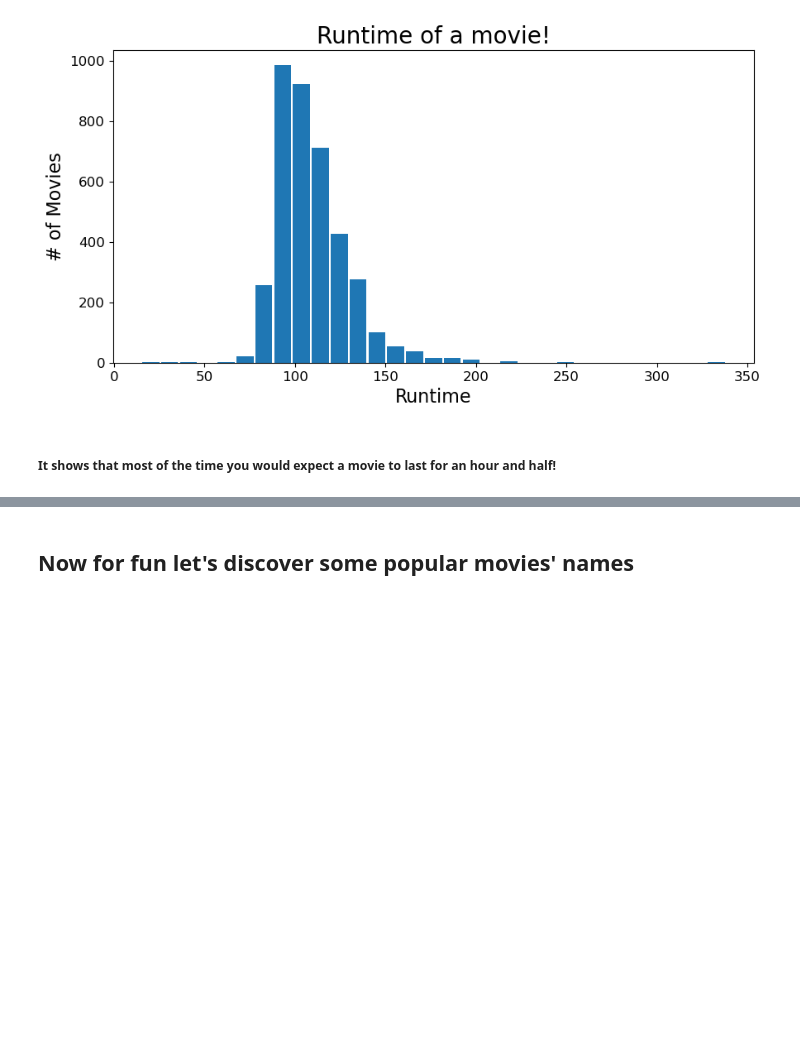
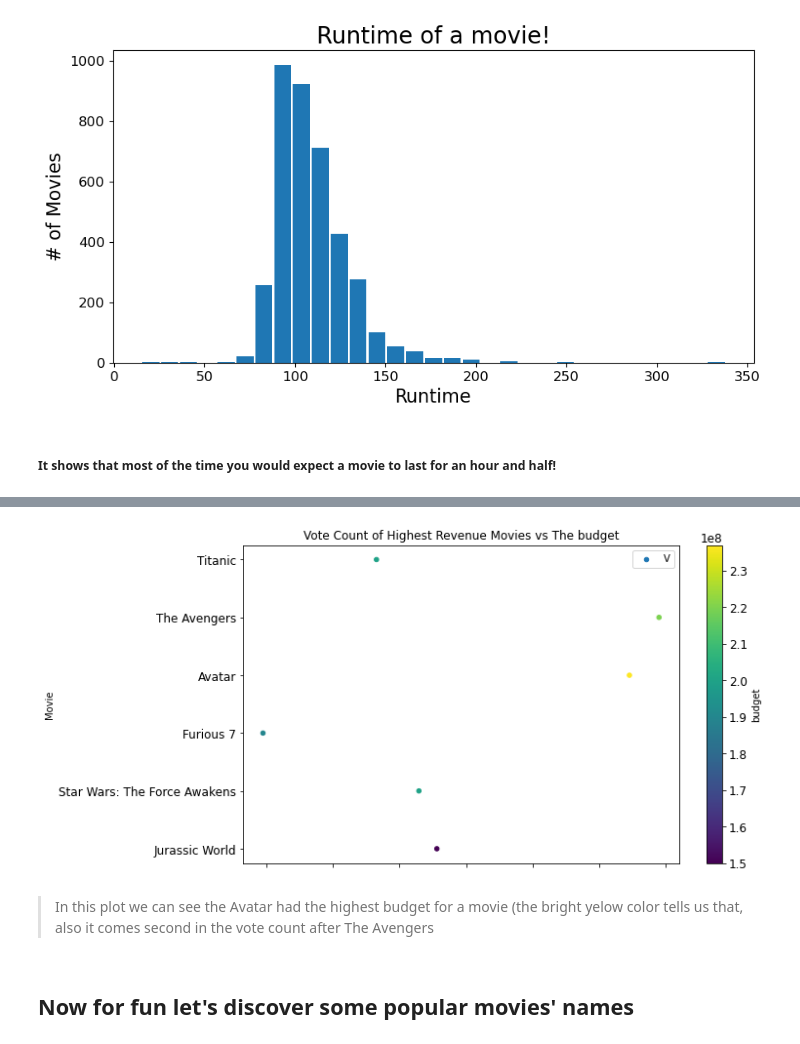
Before and after one commit to Mazizmq/the_one, a Jupyter notebook: TMDb_Project.ipynb, the cells around one changed output, grey strips where cells are left out. Saved outputs shown, nothing was run; the diff lists cells and outputs as text; code cells hidden in the pictures; blank space fills up the shorter version.

```diff
--- a/TMDb_Project.ipynb
+++ b/TMDb_Project.ipynb
@@ -364,3 +405,15 @@ plt.show();
+# %%
+#Scatter plot for 2D variables (Title, Revenue)
+ax3 = movies_plt.plot.scatter(x='vote_count',y='original_title',
+                      c='budget',
+                      colormap='viridis',figsize=(10,6),title='Vote Count of Highest Revenue Movies vs The budget')
+plt.xlabel('Revenue')
+plt.ylabel('Movie')
+plt.legend('Value');
+# %% [output]
+[figure, added]
+# %% [markdown]
+>In this plot we can see the Avatar had the highest budget for a movie (the bright yelow color tells us that, also it comes second in the vote count after The Avengers
 # %% [markdown]
 <a id='fun'></a>
 ## Now for fun let's discover some popular movies' names
```
Also changed, not shown: parts of 8 cells of this notebook.
